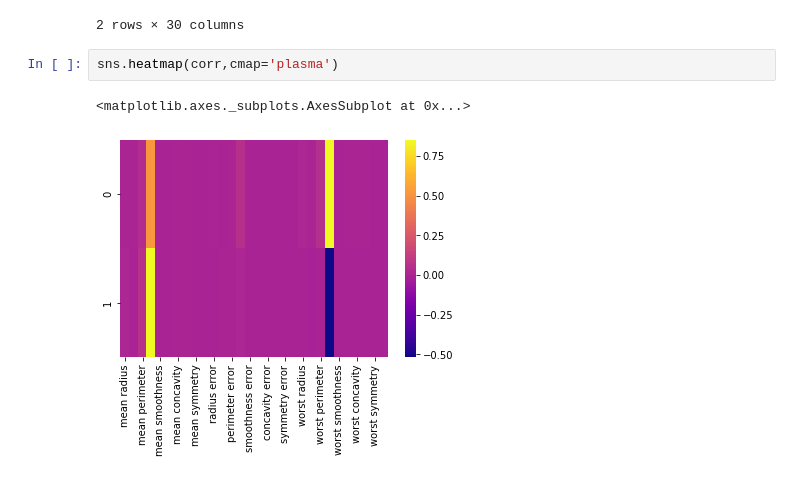
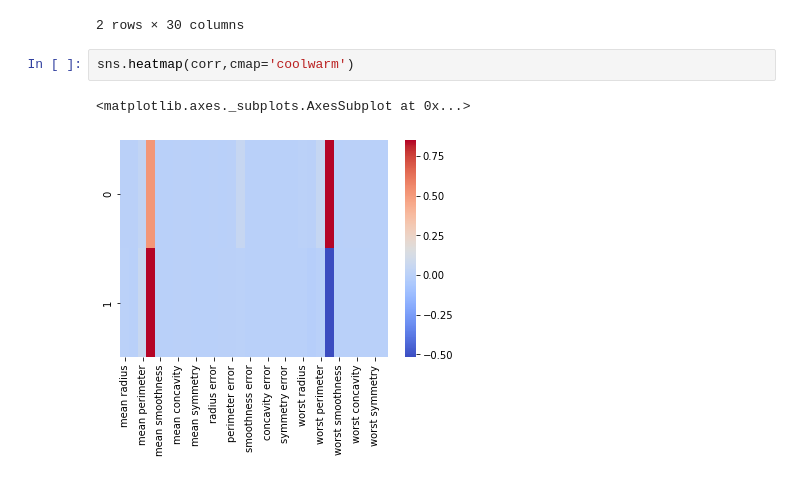
Before and after one commit to UmangAgrawal12345678/machine_learning_projects, a Jupyter notebook: Refactored_Py_DS_ML_Bootcamp-master/18-Principal-Component-Analysis/lecture_implementation.ipynb, the cells around one changed output. Cells and saved outputs as stored; diff of their text form.

```diff
--- a/Refactored_Py_DS_ML_Bootcamp-master/18-Principal-Component-Analysis/lecture_implementation.ipynb
+++ b/Refactored_Py_DS_ML_Bootcamp-master/18-Principal-Component-Analysis/lecture_implementation.ipynb
@@ -166,7 +166,7 @@ corr
 | 1 | 0.009287 | -0.002882 | 0.062748 | 0.851824 | -0.000015 | -0.000003 | ... |
 2 rows × 30 columns
 # %%
-sns.heatmap(corr,cmap='plasma')
+sns.heatmap(corr,cmap='coolwarm')
 # %% [output]
 <matplotlib.axes._subplots.AxesSubplot at 0x...>
-[figure, old version]
+[figure, new version]
```
